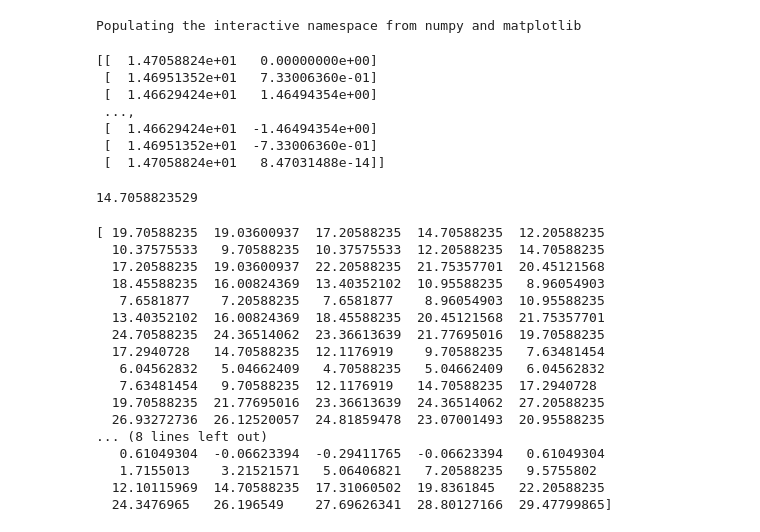
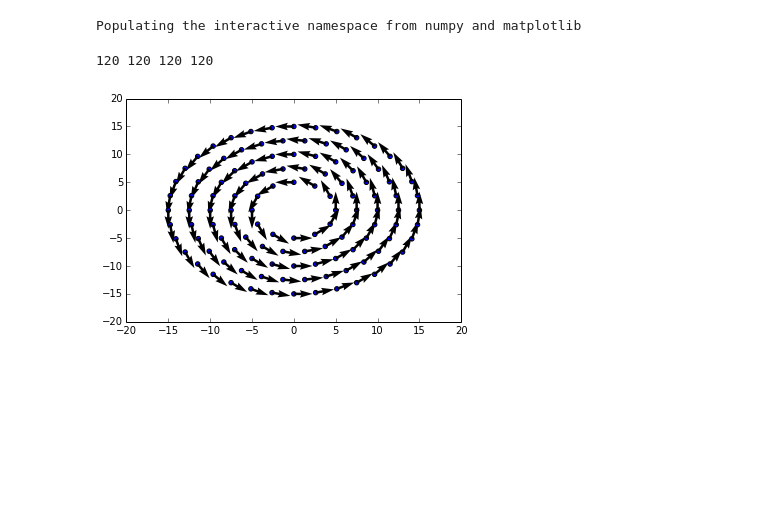
Before and after one commit to mkourjan/GalaxyProject, a Jupyter notebook: AddStarsToEllipticalOrbit.ipynb, the cells around one changed output. Drawn from its saved outputs; the diff is of its cells as text; code cells hidden in the pictures; blank space fills up the shorter version.

```diff
--- a/AddStarsToEllipticalOrbit.ipynb
+++ b/AddStarsToEllipticalOrbit.ipynb
@@ -12,8 +12,8 @@ P = 5.442 #x10^8 years
 
 Rmin = 25. #kpc
 c = Rmin #60% of Rmin
-M = 1e11 #solar masses
-S = 1e11
+M = 1.0e11 #solar masses
+S = 1.0e11
 G = 4.49955370898e-08 #kpc^3 Msol^-1 (10^8 years)^-2
 
 #let origin be at CM
@@ -70,6 +70,17 @@ def unpack_rings_vel(rings,velocity):
     return np.array(rx_points), np.array(ry_points), np.array(vrx), np.array(vry)  ## Returns numpy arrays of values
 # %%
 rx, ry, vrx, vry = unpack_rings_vel(rings, velocity)
+# %%
+print len(rx), len(ry), len(vrx), len(vry)
+# %% [output]
+120 120 120 120
+# %%
+for i in range(len(rx)):
+    plt.scatter(rx[i], ry[i])
+    plt.quiver(rx[i], ry[i], vrx[i], vry[i])
+plt.show()
+# %% [output]
+[figure, added]
 # %%
 def ellipse(eccentricity=0.7,period=5.442,M=1.0e11,S = 1.0e11,c=25.):
 
@@ -108,14 +119,4 @@ def ellipse(eccentricity=0.7,period=5.442,M=1.0e11,S = 1.0e11,c=25.):
     return np.array(pos),np.array(vel)
 # %%
 pos, vel = ellipse(eccentricity=0.7,period=5.442,M=1.0e11,S = 1.0e11,c=25.)
-# %%
-print pos
-# %% [output]
-[[  1.47058824e+01   0.00000000e+00]
- [  1.46951352e+01   7.33006360e-01]
- [  1.46629424e+01   1.46494354e+00]
- ...,
- [  1.46629424e+01  -1.46494354e+00]
- [  1.46951352e+01  -7.33006360e-01]
- [  1.47058824e+01   8.47031488e-14]]
 # %%
@@ -124,27 +125,3 @@ ry0 = pos[0][1] + ry
-# %%
-print pos[0][0]
-# %% [output]
-14.7058823529
-# %%
-print rx0
-# %% [output]
-[ 19.70588235  19.03600937  17.20588235  14.70588235  12.20588235
-  10.37575533   9.70588235  10.37575533  12.20588235  14.70588235
-  17.20588235  19.03600937  22.20588235  21.75357701  20.45121568
-  18.45588235  16.00824369  13.40352102  10.95588235   8.96054903
-   7.6581877    7.20588235   7.6581877    8.96054903  10.95588235
-  13.40352102  16.00824369  18.45588235  20.45121568  21.75357701
-  24.70588235  24.36514062  23.36613639  21.77695016  19.70588235
-  17.2940728   14.70588235  12.1176919    9.70588235   7.63481454
-   6.04562832   5.04662409   4.70588235   5.04662409   6.04562832
-   7.63481454   9.70588235  12.1176919   14.70588235  17.2940728
-  19.70588235  21.77695016  23.36613639  24.36514062  27.20588235
-  26.93272736  26.12520057  24.81859478  23.07001493  20.95588235
-... (8 lines left out)
-   0.61049304  -0.06623394  -0.29411765  -0.06623394   0.61049304
-   1.7155013    3.21521571   5.06406821   7.20588235   9.5755802
-  12.10115969  14.70588235  17.31060502  19.8361845   22.20588235
-  24.3476965   26.196549    27.69626341  28.80127166  29.47799865]
 # %%
 def derivstar(y,t,M,S):
     G = 4.49955370898e-08 #kpc^3 M_sol^-1 unitTime^-2
```
Also changed, not shown: parts of 6 cells of this notebook, 1 other file.
